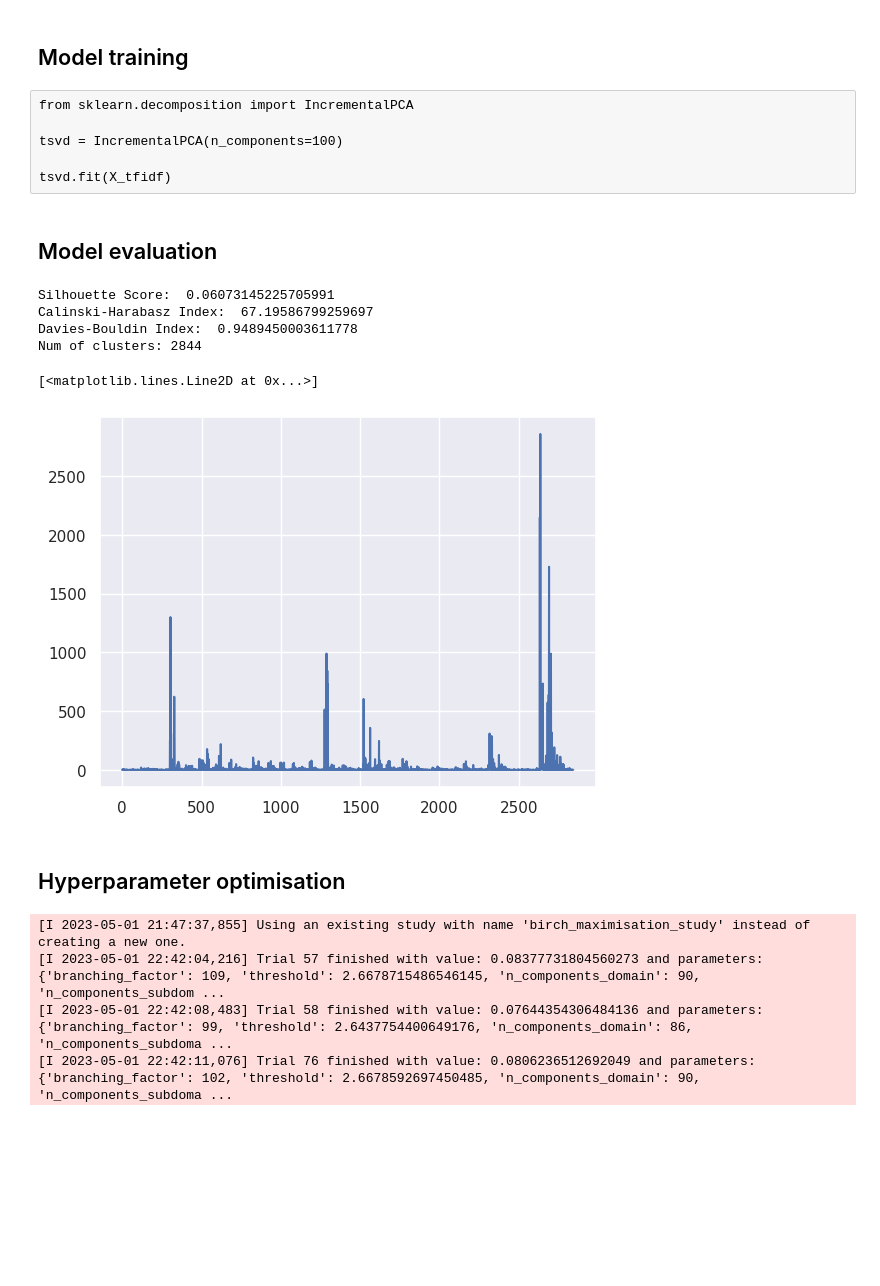
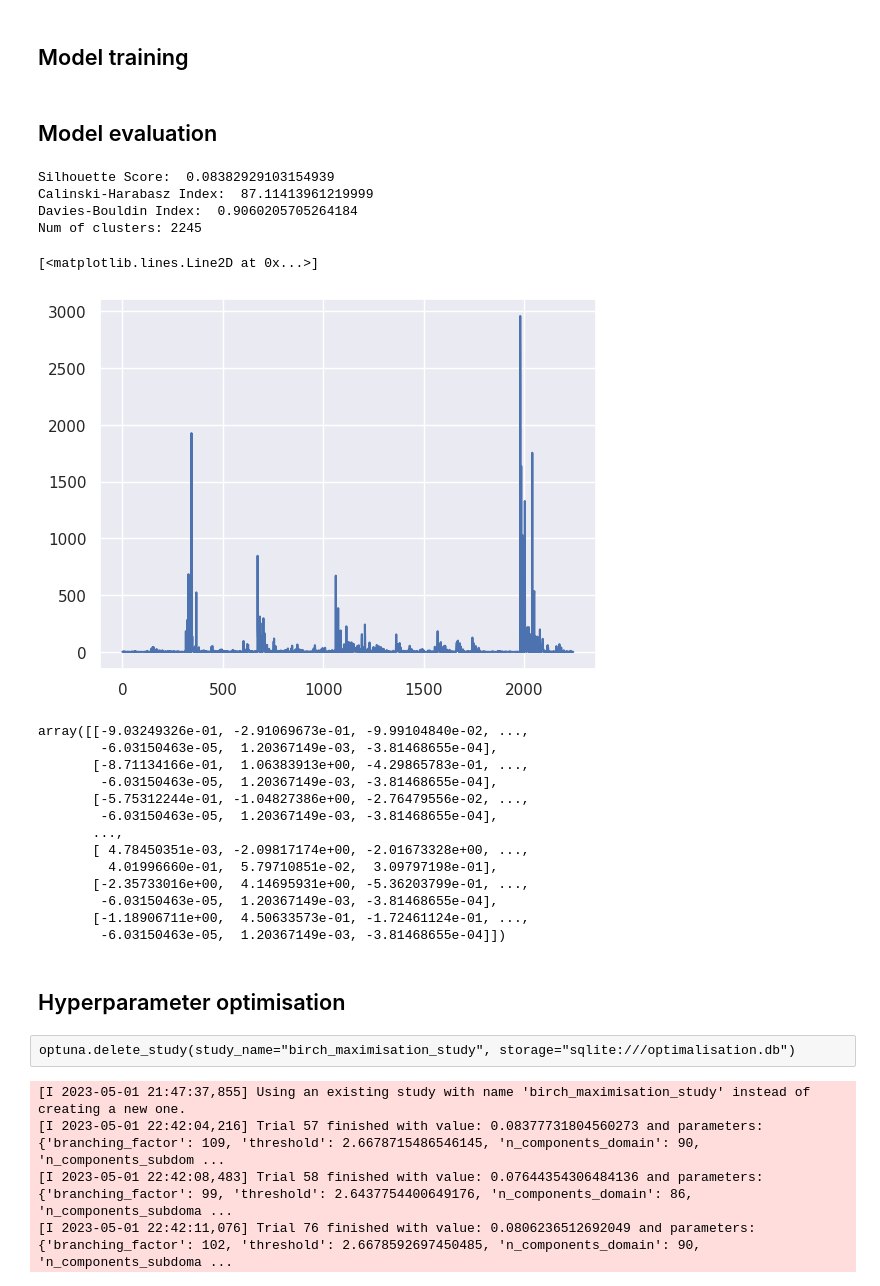
Before and after one commit to Kairixir/URL-domain-name-clustering, a Jupyter notebook: bachelor_thesis.ipynb, the cells around one changed output. Cells and saved outputs as stored; diff of their text form; code cells hidden in the pictures; blank space fills up the shorter version.

```diff
--- a/bachelor_thesis.ipynb
+++ b/bachelor_thesis.ipynb
@@ -700,2 +754,0 @@ tfidf_lsas = preprocess_tfidf(
-# %%
-X = sp.hstack((urls_sparse, tfidf_lsas[0], tfidf_lsas[1]), format="csr")
@@ -701,0 +762,2 @@ X = sp.hstack((urls_sparse, tfidf_lsas[0], tfidf_lsas[1]), format="csr")
+# %%
+X_all = np.hstack([urls_matrix] + tfidf_lsas)
@@ -725,15 +789,9 @@ def train_BIRCH(X, branching_factor, threshold):
     )
 
     # Fit the BIRCH clustering model on the TF-IDF data
-    birch_clustering.fit(X_sample)
+    birch_clustering.fit(X)
 
     return birch_clustering
-# %% [raw]
-from sklearn.decomposition import IncrementalPCA
-
-tsvd = IncrementalPCA(n_components=100)
-
-tsvd.fit(X_tfidf)
 # %% [markdown]
 ## Model evaluation
 # %%
@@ -742,37 +800,54 @@ def evaluate_model(X, labels):
     sil_score = silhouette_score(X, labels)
 
     # Calculate Calinski-Harabasz Index
-    X_dense = X.toarray()
-    ch_index = calinski_harabasz_score(X_dense, labels)
+    ch_index = calinski_harabasz_score(X, labels)
 
     # Calculate Davies-Bouldin Index
-    db_index = davies_bouldin_score(X_dense, labels)
+    db_index = davies_bouldin_score(X, labels)
 
     return (sil_score, ch_index, db_index)
 # %%
-X_sample, _ = subsample(X, 40000, 42)
+X_sample, _ = subsample(X_all, 40000, 42)
 birch = train_BIRCH(X_sample, 100, 1.5)
 # Get the cluster labels for each data point
 labels = birch.labels_
 X_subsample, labels_subsample = subsample(X_sample, 5000, 24, labels)
 metrics = evaluate_model(X_subsample, labels_subsample)
 
+# TODO: Create domain names and labels list to see which connects to which.
+# It can be done by keeping the random generated indices from subsample
 
 # Print the scores
 print("Silhouette Score: ", metrics[0])
 print("Calinski-Harabasz Index: ", metrics[1])
 print("Davies-Bouldin Index: ", metrics[2])
 
 print(f"Num of clusters: {len([node for node in birch.subcluster_centers_])}")
 
 plt.plot(np.bincount(labels))
 # %% [output]
-Silhouette Score:  0.06073145225705991
-Calinski-Harabasz Index:  67.19586799259697
-Davies-Bouldin Index:  0.9489450003611778
-Num of clusters: 2844
+Silhouette Score:  0.08382929103154939
+Calinski-Harabasz Index:  87.11413961219999
+Davies-Bouldin Index:  0.9060205705264184
+Num of clusters: 2245
 [<matplotlib.lines.Line2D at 0x...>]
-[figure, old version]
+[figure, new version]
+# %%
+X_subsample
+# %% [output]
+array([[-9.03249326e-01, -2.91069673e-01, -9.99104840e-02, ...,
+        -6.03150463e-05,  1.20367149e-03, -3.81468655e-04],
+       [-8.71134166e-01,  1.06383913e+00, -4.29865783e-01, ...,
+        -6.03150463e-05,  1.20367149e-03, -3.81468655e-04],
+       [-5.75312244e-01, -1.04827386e+00, -2.76479556e-02, ...,
+        -6.03150463e-05,  1.20367149e-03, -3.81468655e-04],
+       ...,
+       [ 4.78450351e-03, -2.09817174e+00, -2.01673328e+00, ...,
+         4.01996660e-01,  5.79710851e-02,  3.09797198e-01],
+       [-2.35733016e+00,  4.14695931e+00, -5.36203799e-01, ...,
+        -6.03150463e-05,  1.20367149e-03, -3.81468655e-04],
+       [-1.18906711e+00,  4.50633573e-01, -1.72461124e-01, ...,
+        -6.03150463e-05,  1.20367149e-03, -3.81468655e-04]])
 # %% [markdown]
 ## Hyperparameter optimisation
 # %%
@@ -867,3 +951,5 @@ optuna.delete_study(study_name="birch_maximisation_study", storage="sqlite:///op
+# %% [raw]
+optuna.delete_study(study_name="birch_maximisation_study", storage="sqlite:///optimalisation.db")
 # %%
 %%capture output
 
```
Also changed, not shown: parts of 15 cells of this notebook.
